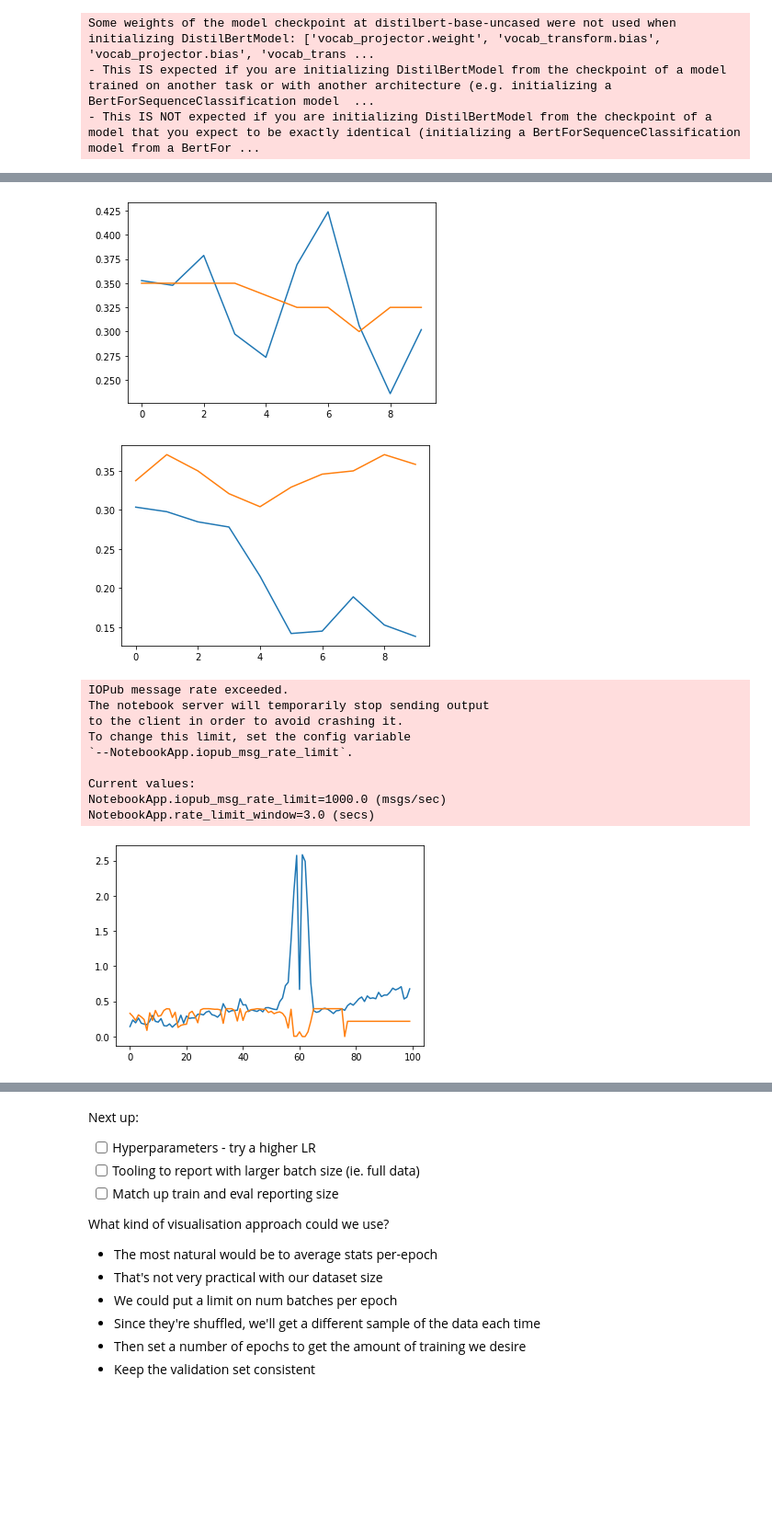
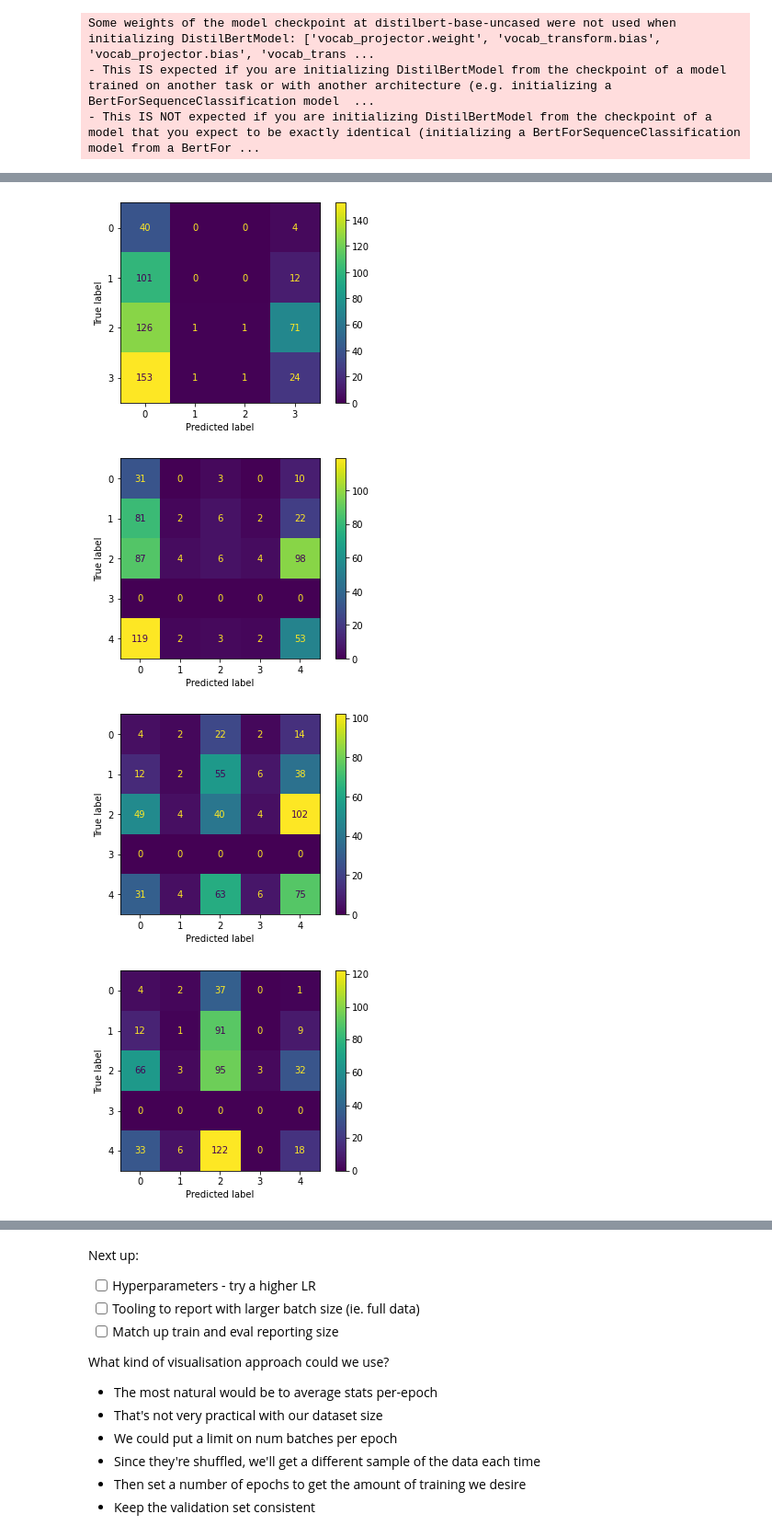
Before and after one commit to RohanM/news-bias, a Jupyter notebook: finetune.ipynb, the cells around one changed output, grey strips where cells are left out. Shown at 92% size. Cells and saved outputs as stored; diff of their text form; code cells hidden in the pictures; blank space fills up the shorter version.

```diff
--- a/finetune.ipynb
+++ b/finetune.ipynb
@@ -249,0 +291,5 @@ def plot_results(results, smoothing_window=50):
+# %%
+def plot_confusion_matrix(matrix):
+    disp = ConfusionMatrixDisplay(confusion_matrix=matrix)#, display_labels=[-2, -1, 0, 1, 2])
+    disp.plot()
+    plt.show()
@@ -272,30 +318,0 @@ model.unfreeze_base()
-# %%
-trainer = Trainer(model, train_dataloader, valid_dataloader, lr=0.00001, acc_thresh=0.2)
-results = trainer.train(10, max_batches=10)
-plot_results(results, 1)
-# %% [output]
-[figure, removed]
-# %%
-trainer = Trainer(model, train_dataloader, valid_dataloader, lr=0.00001, acc_thresh=0.2)
-results = trainer.train(10, max_batches=30)
-plot_results(results, 1)
-# %% [output]
-[figure, removed]
-# %%
-trainer = Trainer(model, train_dataloader, valid_dataloader, lr=0.00001, acc_thresh=0.2)
-results = trainer.train(100, max_batches=30)
-plot_results(results, 1)
-# %% [output]
-IOPub message rate exceeded.
-The notebook server will temporarily stop sending output
-to the client in order to avoid crashing it.
-To change this limit, set the config variable
-`--NotebookApp.iopub_msg_rate_limit`.
-
-Current values:
-NotebookApp.iopub_msg_rate_limit=1000.0 (msgs/sec)
-NotebookApp.rate_limit_window=3.0 (secs)
-# %%
-plot_results(results, 1)
-# %% [output]
-[figure, removed]
@@ -308,0 +319,8 @@ plot_results(results, 1)
+# %%
+for cm in cms:
+    plot_confusion_matrix(cm)
+# %% [output]
+[figure, added]
+[figure, added]
+[figure, added]
+[figure, added]
```
Also changed, not shown: parts of 17 cells of this notebook.
